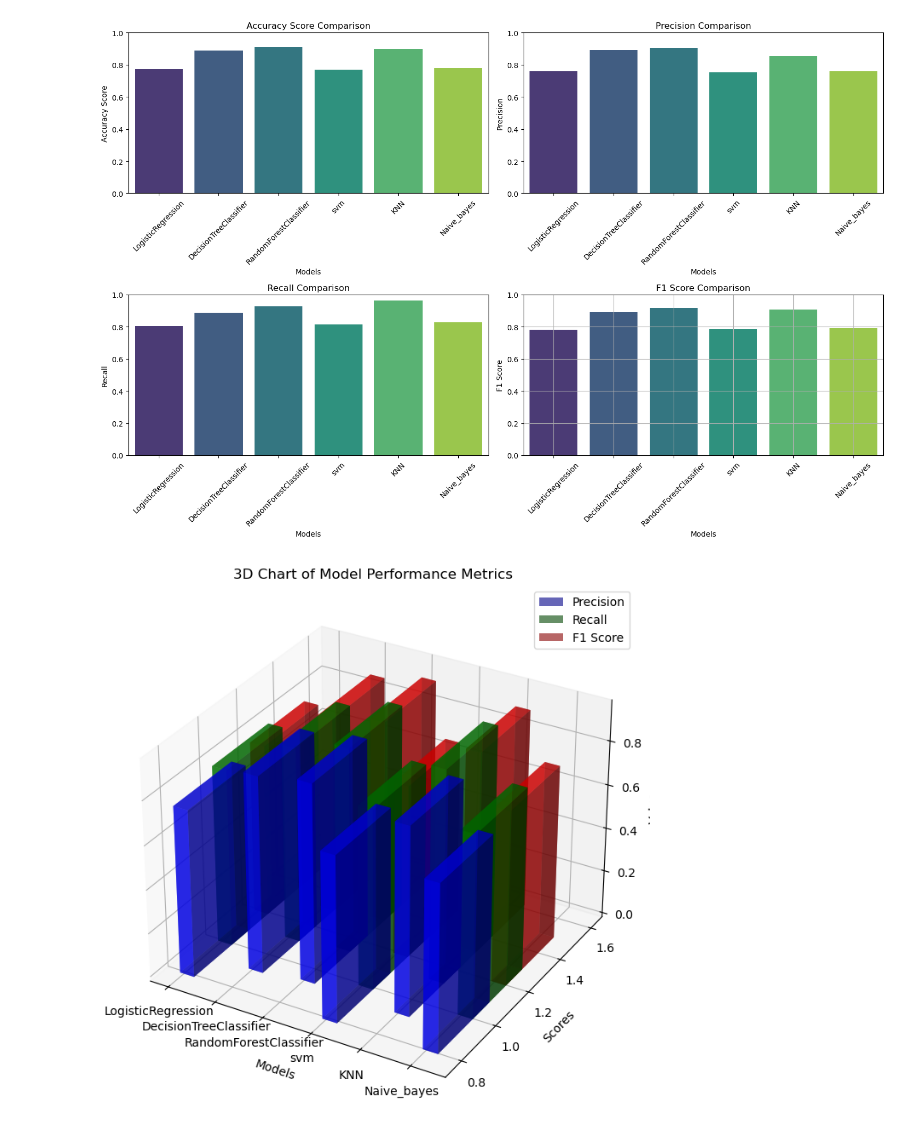
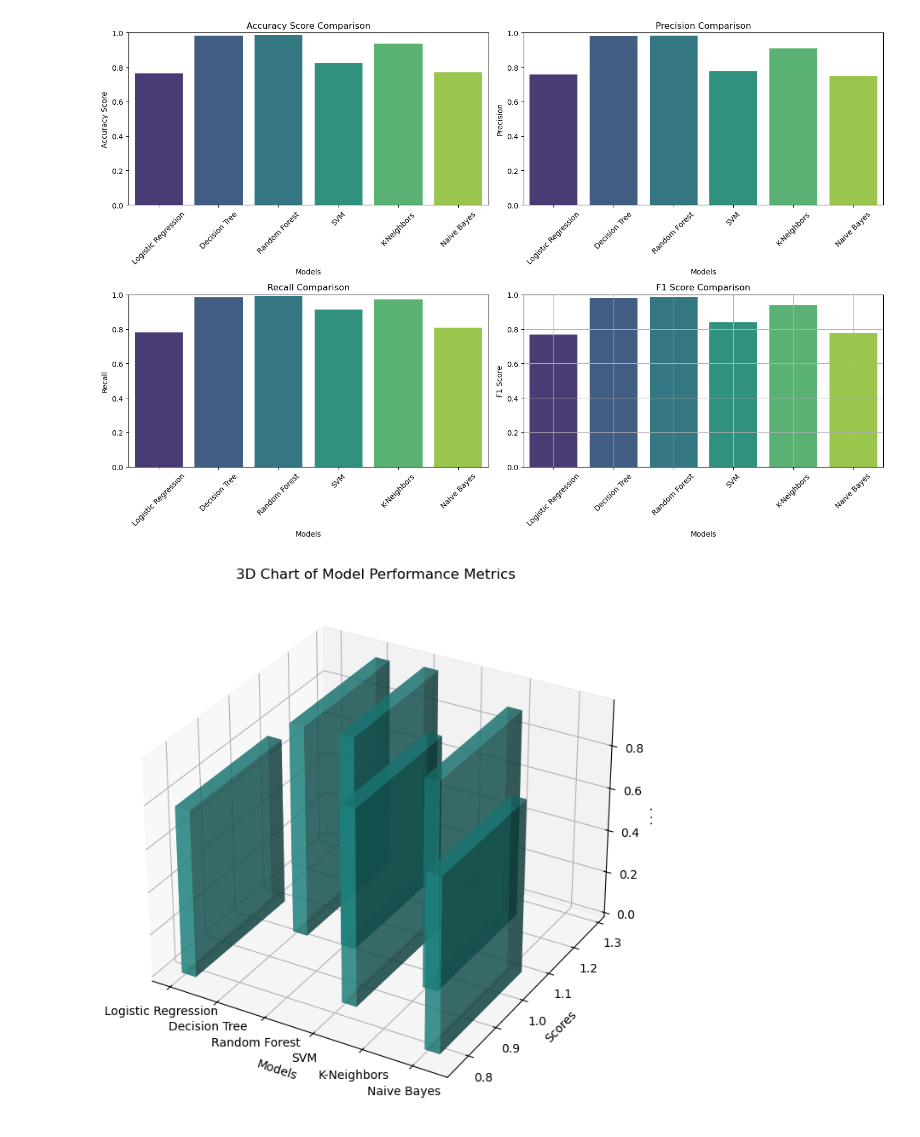
Before and after one commit to alvaroquintero28/Capstone-Project-Report, a Jupyter notebook: modeling.ipynb, the cells around one changed output. Cells and saved outputs as stored; diff of their text form; code cells hidden in the pictures.

```diff
--- a/modeling.ipynb
+++ b/modeling.ipynb
@@ -1,5 +1,8 @@
 # %%
 import pandas as pd
+import numpy as np
+import matplotlib.pyplot as plt
+import seaborn as sns
 from sklearn.model_selection import train_test_split
 from sklearn.ensemble import RandomForestClassifier
 from sklearn.tree import DecisionTreeClassifier
@@ -9,12 +12,8 @@ from sklearn.metrics import precision_score, accuracy_score, recall_score, f1_sc
 from sklearn import svm
 from sklearn.neighbors import KNeighborsClassifier
 from sklearn.naive_bayes import GaussianNB
-import numpy as np
-import matplotlib.pyplot as plt
-import seaborn as sns
-from mpl_toolkits.mplot3d import Axes3D
 
-# Load the dataset
+# Load the uploaded cleaned stroke prediction dataset
 file_path = '/Users/alvaroquintero/Project/Capstone-Project-Report/Cleaned Data/cleaned_stroke_prediction_dataset.csv'
 data = pd.read_csv(file_path)
 
@@ -27,15 +26,27 @@ X_train, X_test, y_train, y_test = train_test_split(X, y, test_size=0.2, random_
 
 # Initialize models
 models = {
-    'LogisticRegression': LogisticRegression(random_state=42, max_iter=1000),
-    'DecisionTreeClassifier': DecisionTreeClassifier(criterion='entropy', max_depth=None),
-    'RandomForestClassifier': RandomForestClassifier(n_estimators=20, criterion='gini', max_depth=None),
-    'svm': svm.LinearSVC(),
-    'KNN': KNeighborsClassifier(n_neighbors=5),
-    'Naive_bayes': GaussianNB()
+    'Logistic Regression': LogisticRegression(random_state=42, max_iter=1000),
+    'Decision Tree': DecisionTreeClassifier(criterion='entropy', max_depth=None),
+    'Random Forest': RandomForestClassifier(n_estimators=20, criterion='gini', max_depth=None),
+    'SVM': svm.LinearSVC(max_iter=1000),  # Increased max_iter for SVM convergence
+    'K-Neighbors': KNeighborsClassifier(n_neighbors=5),
+    'Naive Bayes': GaussianNB()
 }
 
-# Initialize a dictionary to store metrics
+# Result metrics from initial analysis
+initial_results = {
+    'Models': ['Random Forest', 'Decision Tree', 'Logistic Regression', 'SVM', 'K-Neighbors', 'Naive Bayes'],
+    'accuracy_score': [0.9862, 0.9817, 0.7641, 0.8236, 0.9370, 0.7683],
+    'recall': [0.9904, 0.9833, 0.7796, 0.9132, 0.9717, 0.8091],
+    'precision': [0.9822, 0.9800, 0.7562, 0.7744, 0.9087, 0.7481],
+    'f1_score': [0.9862, 0.9817, 0.7677, 0.8381, 0.9391, 0.7774],
+    'score_train': [None] * 6,  # Placeholder for training scores
+    'score_test': [None] * 6,    # Placeholder for testing scores
+    'cnf_matrix': [None] * 6     # Placeholder for confusion matrices
+}
+
+# Initialize a dictionary to store metrics for new models
 calcs = {
     'Models': [],
     'score_train': [],
@@ -61,14 +72,20 @@ for model_name, model in models.items():
     calcs['f1_score'].append(f1_score(y_test, y_pred))
     calcs['cnf_matrix'].append(metrics.confusion_matrix(y_test, y_pred))
 
+# Integrate initial results to the calculator dictionary
+for i, model_name in enumerate(initial_results['Models']):
+    if model_name in calcs['Models']:
+        index = calcs['Models'].index(model_name)
+        calcs['accuracy_score'][index] = initial_results['accuracy_score'][i]
+        calcs['recall'][index] = initial_results['recall'][i]
+        calcs['precision'][index] = initial_results['precision'][i]
+        calcs['f1_score'][index] = initial_results['f1_score'][i]
+
 # Convert metrics to DataFrame
 models_df = pd.DataFrame(calcs)
 models_df = models_df.set_index('Models')
 
-# Define the metrics to plot
-metric_names = ['accuracy_score', 'precision', 'recall', 'f1_score']
-
-# Set the figure size for the plots
+# Visualization
 plt.figure(figsize=(15, 10))
 
 # Metrics to plot
@@ -77,14 +94,14 @@ metrics = ['accuracy_score', 'precision', 'recall', 'f1_score']
 # Use Seaborn for the bar plots
 for i, metric in enumerate(metrics):
     plt.subplot(2, 2, i + 1)
-    sns.barplot(x=models_df.index, y=models_df[metric], palette='viridis', hue=models_df.index, dodge=False)
+    sns.barplot(x=models_df.index, y=models_df[metric], palette='viridis', dodge=False, hue=models_df.index)
     plt.title(f'{metric.replace("_", " ").title()} Comparison')
-    plt.ylim(0, 1)  # Set y-axis limits to [0, 1]
-    plt.xticks(rotation=45)  # Rotate model names for readability
+    plt.ylim(0, 1)
+    plt.xticks(rotation=45)
     plt.ylabel(metric.replace("_", " ").title())
     plt.xlabel('Models')
 
-plt.tight_layout()  # Adjust to fit all labels
+plt.tight_layout()
 plt.grid(True)
 plt.show()
 
@@ -95,50 +112,43 @@ x = np.arange(len(models_df.index))
 y = np.array(models_df['accuracy_score'])
 z = np.zeros_like(x)
 
+# Set color map
+cmap = plt.get_cmap('viridis')
+
 # Bar width and depth
 dx = dy = 0.3
 
-# Create bars for precision, recall, and f1_score
-precision = models_df['precision'].values
-recall = models_df['recall'].values
-f1 = models_df['f1_score'].values
-
-# Plotting 3D bars
-ax.bar3d(x, y, z, dx, dy, precision, color='blue', alpha=0.6, label='Precision')
-ax.bar3d(x, y + 0.2, z, dx, dy, recall, color='green', alpha=0.6, label='Recall')
-ax.bar3d(x, y + 0.4, z, dx, dy, f1, color='red', alpha=0.6, label='F1 Score')
-
+ax.bar3d(x, y, z, dx, dy, models_df[['precision', 'recall', 'f1_score']].max(axis=1), color=cmap(0.5), alpha=0.6)
 ax.set_xticks(x)
 ax.set_xticklabels(models_df.index)
 ax.set_xlabel('Models')
 ax.set_ylabel('Scores')
 ax.set_zlabel('Values')
 ax.set_title('3D Chart of Model Performance Metrics')
-plt.legend()
 plt.show()
 
 # Scatter Plot for Accuracy and Precision
 plt.figure(figsize=(10, 6))
 sns.scatterplot(data=models_df, x='accuracy_score', y='precision', hue=models_df.index, palette='viridis', s=100)
 plt.title('Accuracy vs Precision')
 plt.xlabel('Accuracy Score')
 plt.ylabel('Precision Score')
 plt.grid(True)
 plt.show()
 
 # Line Graph of Metrics
 plt.figure(figsize=(12, 8))
-for metric in metric_names:
+for metric in ['accuracy_score', 'precision', 'recall', 'f1_score']:
     plt.plot(models_df.index, models_df[metric], marker='o', label=metric.replace("_", " ").title())
 
 plt.title('Performance Metrics Across Models')
 plt.xlabel('Models')
 plt.ylabel('Scores')
 plt.ylim(0, 1)
 plt.xticks(rotation=45)
 plt.grid(True)
 plt.legend()
 plt.show()
 # %% [output]
-[figure, old version]
+[figure, new version]
-[figure, old version]
+[figure, new version]
```
Also changed, not shown: parts of 2 cells of this notebook.
